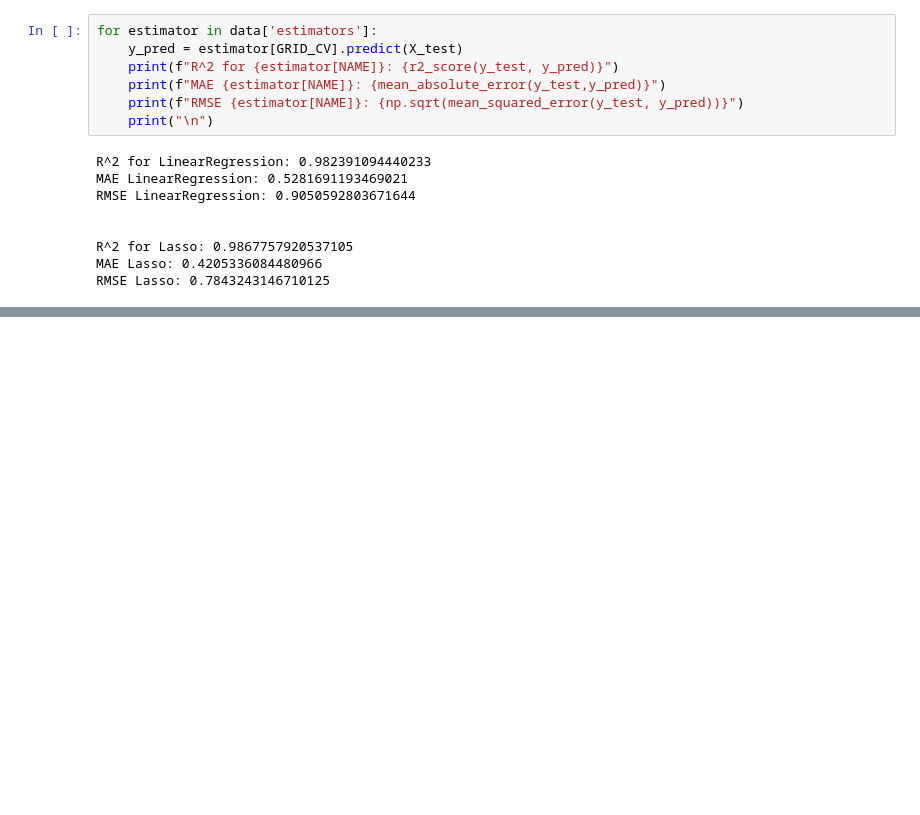
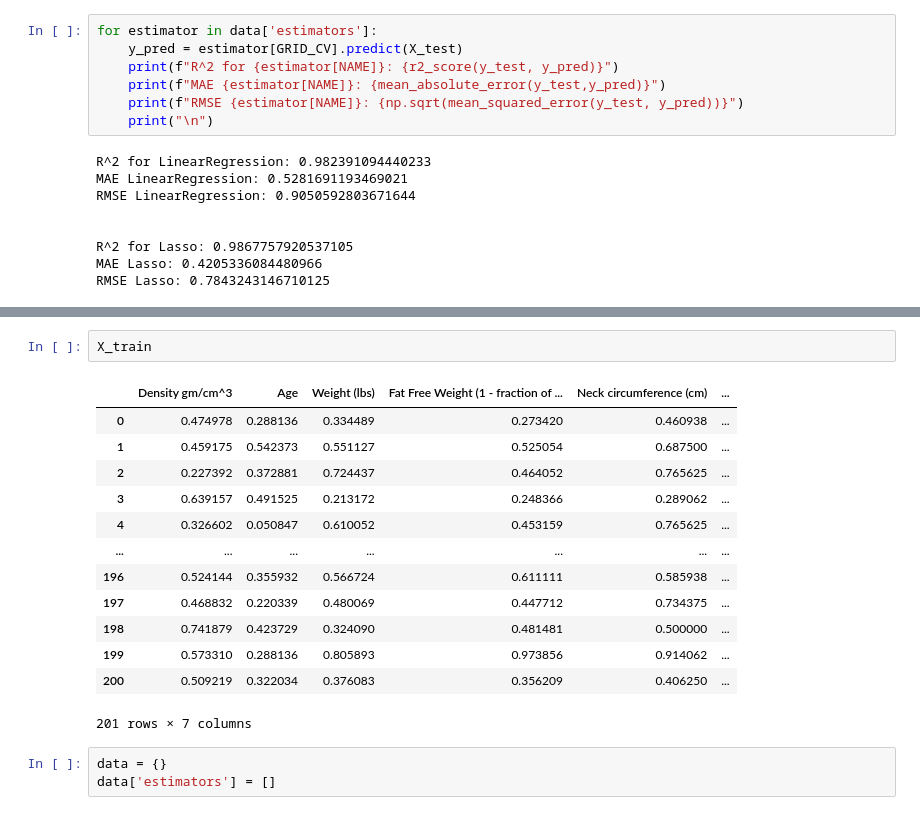
Before and after one commit to sergio-aci/Practice, a Jupyter notebook: Lasso Regression and Hyperparameter tuning using sklearn.ipynb, the cells around one changed output, grey strips where cells are left out. Cells and saved outputs as stored; diff of their text form; blank space fills up the shorter version.

```diff
--- a/Lasso Regression and Hyperparameter tuning using sklearn.ipynb
+++ b/Lasso Regression and Hyperparameter tuning using sklearn.ipynb
@@ -431,0 +404,19 @@ SyntaxError: 'return' outside function (1828889743.py, line 14)
+# %%
+X_train
+# %% [output]
+|  | Density gm/cm^3 | Age | Weight (lbs) | Fat Free Weight (1 - fraction of ... | Neck circumference (cm) | ... |
+| 0 | 0.474978 | 0.288136 | 0.334489 | 0.273420 | 0.460938 | ... |
+| 1 | 0.459175 | 0.542373 | 0.551127 | 0.525054 | 0.687500 | ... |
+| 2 | 0.227392 | 0.372881 | 0.724437 | 0.464052 | 0.765625 | ... |
+| 3 | 0.639157 | 0.491525 | 0.213172 | 0.248366 | 0.289062 | ... |
+| 4 | 0.326602 | 0.050847 | 0.610052 | 0.453159 | 0.765625 | ... |
+| ... | ... | ... | ... | ... | ... | ... |
+| 196 | 0.524144 | 0.355932 | 0.566724 | 0.611111 | 0.585938 | ... |
+| 197 | 0.468832 | 0.220339 | 0.480069 | 0.447712 | 0.734375 | ... |
+| 198 | 0.741879 | 0.423729 | 0.324090 | 0.481481 | 0.500000 | ... |
+| 199 | 0.573310 | 0.288136 | 0.805893 | 0.973856 | 0.914062 | ... |
+| 200 | 0.509219 | 0.322034 | 0.376083 | 0.356209 | 0.406250 | ... |
+201 rows × 7 columns
+# %%
+data = {}
+data['estimators'] = []
```
Also changed, not shown: parts of 22 cells of this notebook.
